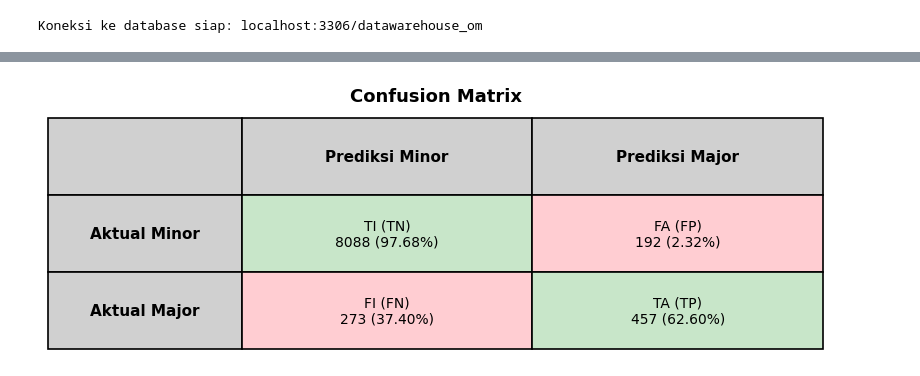
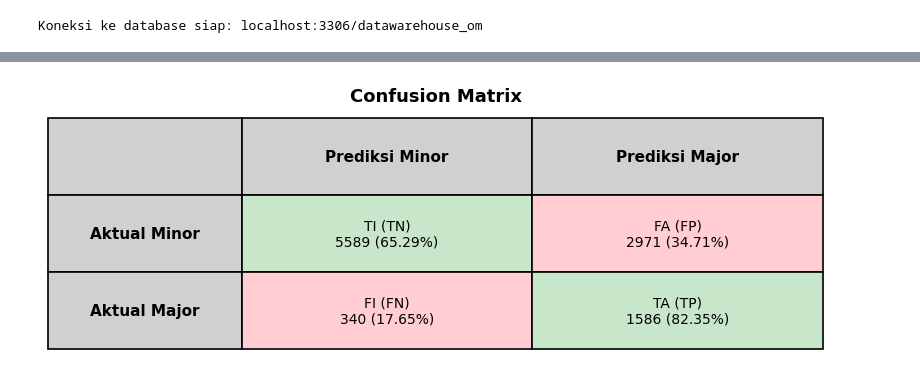
Before and after one commit to pavitapramestri/modeling_randomforest, a Jupyter notebook: model.ipynb, the cells around one changed output, grey strips where cells are left out. Saved outputs shown, nothing was run; the diff lists cells and outputs as text; code cells hidden in the pictures.

Commit message:
Added SMOTE and Cross Validation

```diff
--- a/model.ipynb
+++ b/model.ipynb
@@ -196,0 +257,17 @@ Prediksi pada data testing selesai.
+# %%
+# random forest classifier
+rf_final = RandomForestClassifier(
+    n_estimators = 100,
+    random_state = 42,
+    n_jobs       = -1
+)
+
+# training dengan SMOTE
+rf_final.fit(X_train_res, y_train_res)
+print("Model Random Forest berhasil dilatih pada data training + SMOTE.")
+
+# testing tanpa SMOTE
+y_pred = rf_final.predict(X_test)
+y_pred_proba = rf_final.predict_proba(X_test)
+
+print(f"Prediksi selesai untuk {len(y_test)} data testing.")
@@ -237,25 +317,23 @@ weighted avg       0.95      0.95      0.95      9010
 # %%
 # confusion matrix (visualisasi)
-TN = cm[0][0]  # minor -> minor
-FP = cm[0][1]  # minor -> major
-FN = cm[1][0]  # major -> minor
-TP = cm[1][1]  # major -> major
+cm = confusion_matrix(y_test, y_pred)
 
-total_minor = TN + FP
-total_major = FN + TP
+# Ekstrak nilai confusion matrix
+TN = cm[0][0]  # Prediksi Minor, Aktual Minor (Benar)
+FP = cm[0][1]  # Prediksi Major, Aktual Minor (Salah)
+FN = cm[1][0]  # Prediksi Minor, Aktual Major (Salah)
+TP = cm[1][1]  # Prediksi Major, Aktual Major (Benar)
 
-TN_pct = TN / total_minor * 100
-FP_pct = FP / total_minor * 100
-FN_pct = FN / total_major * 100
-TP_pct = TP / total_major * 100
+total_minor_actual = TN + FP
+total_major_actual = FN + TP
 
 fig, ax = plt.subplots(figsize=(10, 3))
 ax.axis('off')
 
 table_data = [
     ['',              'Prediksi Minor',               'Prediksi Major'             ],
-    ['Aktual Minor',  f'TI (TN)\n{TN} ({TN_pct:.2f}%)', f'FA (FP)\n{FP} ({FP_pct:.2f}%)'],
-    ['Aktual Major',  f'FI (FN)\n{FN} ({FN_pct:.2f}%)', f'TA (TP)\n{TP} ({TP_pct:.2f}%)'],
+    ['Aktual Minor',  f'TI (TN)\n{TN} ({TN/total_minor_actual*100:.2f}%)', f'FA (FP)\n{FP} ({FP/total_minor_actual*100:.2f}%)'],
+    ['Aktual Major',  f'FI (FN)\n{FN} ({FN/total_major_actual*100:.2f}%)', f'TA (TP)\n{TP} ({TP/total_major_actual*100:.2f}%)'],
 ]
 
 table = ax.table(
@@ -265,31 +343,31 @@ table = ax.table(
     bbox=[0, 0, 1, 1]
 )
 
 table.auto_set_font_size(False)
 table.set_fontsize(11)
 
 col_widths = [0.25, 0.375, 0.375]
 for (row, col), cell in table.get_celld().items():
     cell.set_width(col_widths[col])
     cell.set_height(0.33)
     cell.set_edgecolor('black')
     cell.set_linewidth(1.2)
 
     if row == 0 or col == 0:
         cell.set_facecolor('#D0D0D0')
         cell.set_text_props(fontweight='bold', fontsize=11)
     elif row == 1 and col == 1:
         cell.set_facecolor('#C8E6C9')
         cell.set_text_props(fontsize=10)
     elif row == 2 and col == 2:
         cell.set_facecolor('#C8E6C9')
         cell.set_text_props(fontsize=10)
     else:
         cell.set_facecolor('#FFCDD2')
         cell.set_text_props(fontsize=10)
 
 ax.set_title('Confusion Matrix',
              fontsize=13, fontweight='bold', pad=12)
 plt.show()
 # %% [output]
-[figure, old version]
+[figure, new version]
```
Also changed, not shown: parts of 18 cells of this notebook.
